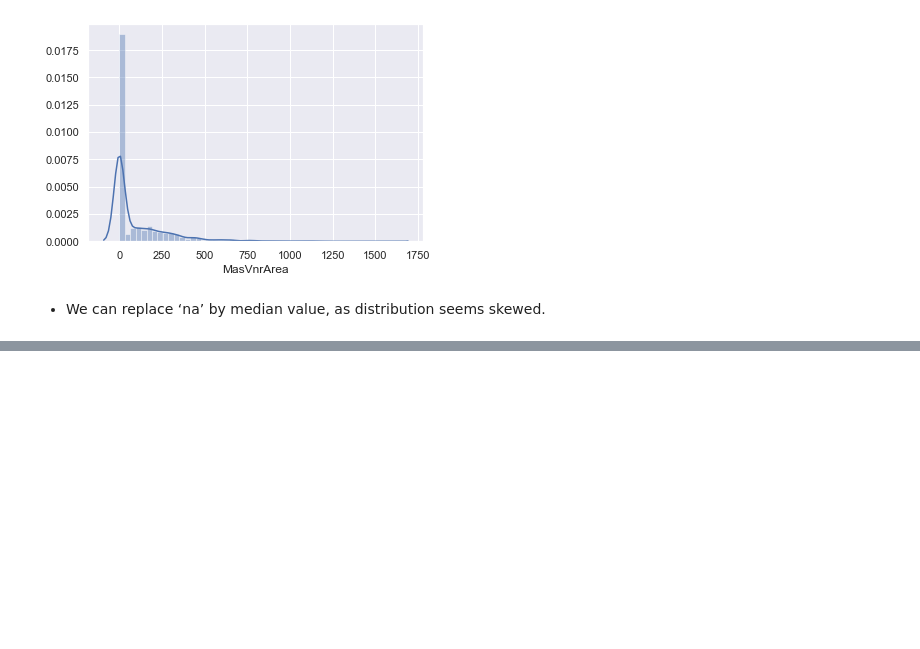
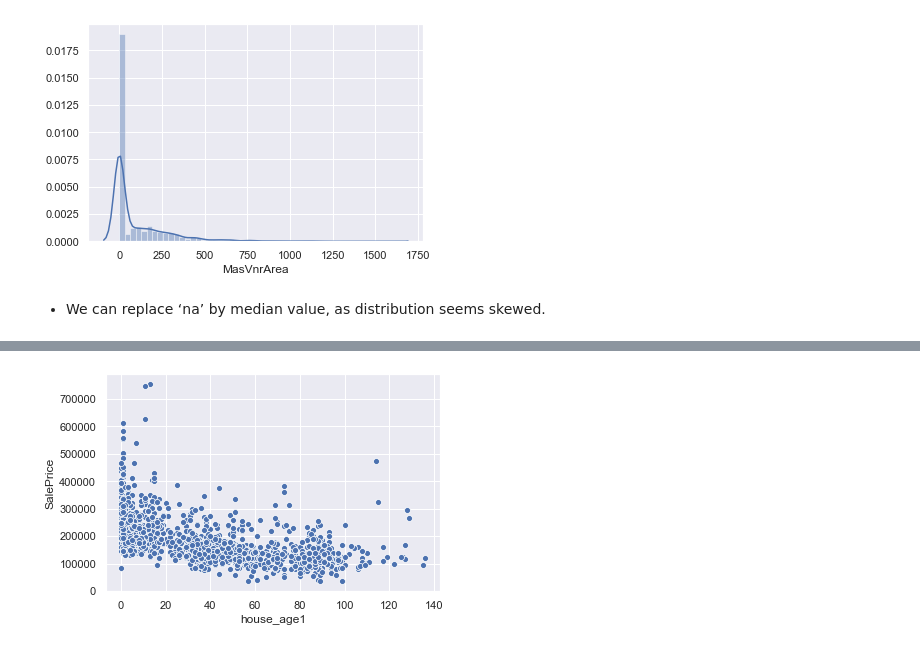
Before and after one commit to biswajitkumarsingh17/Houseprice_prediction_using_ridge_and_lasso, a Jupyter notebook: Houseprice_prediction_using_ridge_and_lasso.ipynb, the cells around one changed output, grey strips where cells are left out. Drawn from its saved outputs; the diff is of its cells as text; code cells hidden in the pictures; blank space fills up the shorter version.

```diff
--- a/Houseprice_prediction_using_ridge_and_lasso.ipynb
+++ b/Houseprice_prediction_using_ridge_and_lasso.ipynb
@@ -513,0 +608,2 @@ df.MasVnrArea.replace(np.nan,df.MasVnrArea.median(),inplace=True)
+# %%
+df.drop('MoSold',axis=1,inplace=True)
@@ -513,0 +640,6 @@ df.MasVnrArea.replace(np.nan,df.MasVnrArea.median(),inplace=True)
+# %%
+#drop the anamalous row
+df=df[df.YearRemodAdd<=df.YrSold]
+# %%
+df['house_age1']=df.YrSold-df.YearBuilt
+df.house_age1.describe()
@@ -513,0 +656,5 @@ df.MasVnrArea.replace(np.nan,df.MasVnrArea.median(),inplace=True)
+# %%
+sns.scatterplot(x=df.house_age1,y=df.SalePrice)
+plt.show()
+# %% [output]
+[figure, added]
```
Also changed, not shown: parts of 123 cells of this notebook.
